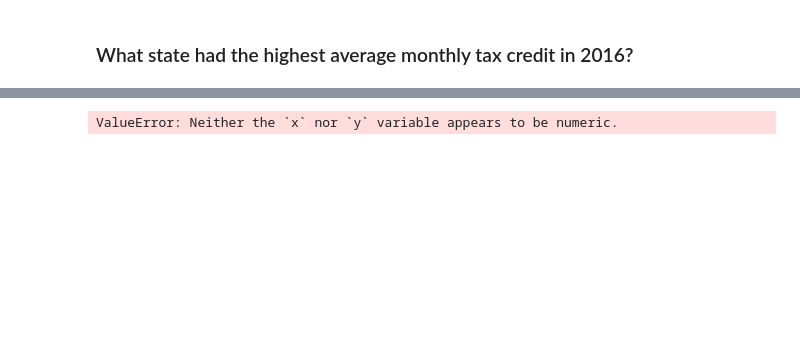
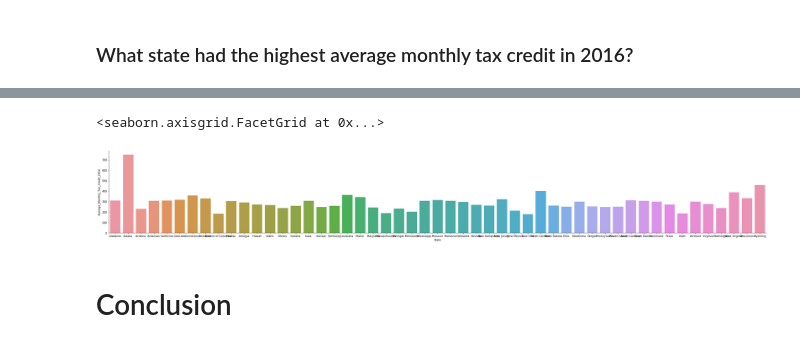
Before and after one commit to alexbeeler/ACA-Project, a Jupyter notebook: My_ACA_Project.ipynb, the cells around one changed output, grey strips where cells are left out. Cells and saved outputs as stored; diff of their text form; code cells hidden in the pictures; blank space fills up the shorter version.

Commit message:
add comments to my project and the conclusion.

```diff
--- a/My_ACA_Project.ipynb
+++ b/My_ACA_Project.ipynb
@@ -245,12 +246,14 @@ tax.sort_values(by="Average_Monthly_Tax_Credit_2016", ascending=False)
 # %%
 sns.catplot(
     x="State",
     y="Average_Monthly_Tax_Credit_2016",
     data=tax,
-    kind="point",
+    kind="bar",
     height=5,
-    aspect=2,
-    order= ('Alaska', 'Wyoming', 'North Carolina', 'West Virginia', 'Louisiana'),
+    aspect=7,
 )
 # %% [output]
-ValueError: Neither the `x` nor `y` variable appears to be numeric.
+<seaborn.axisgrid.FacetGrid at 0x...>
+[figure, added]
+# %% [markdown]
+# Conclusion
```
Also changed, not shown: parts of 13 cells of this notebook, 2 other files.
